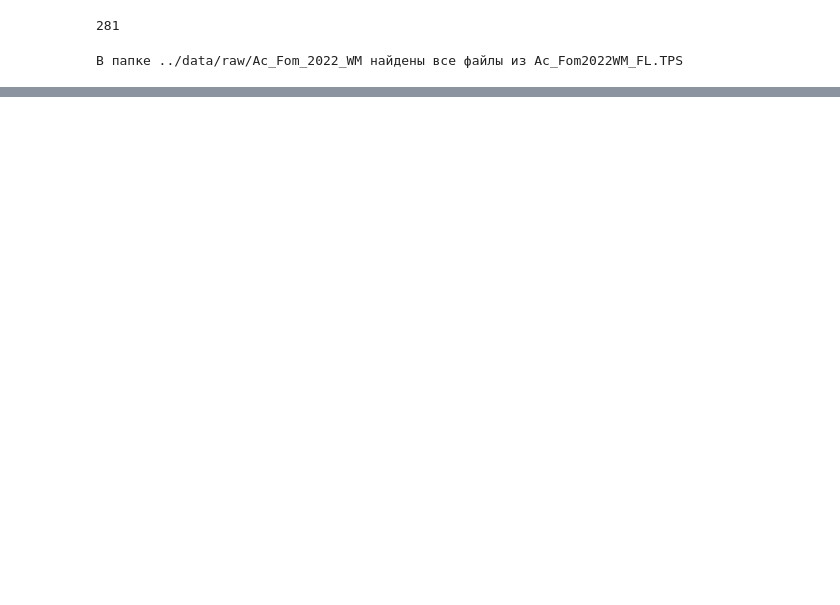
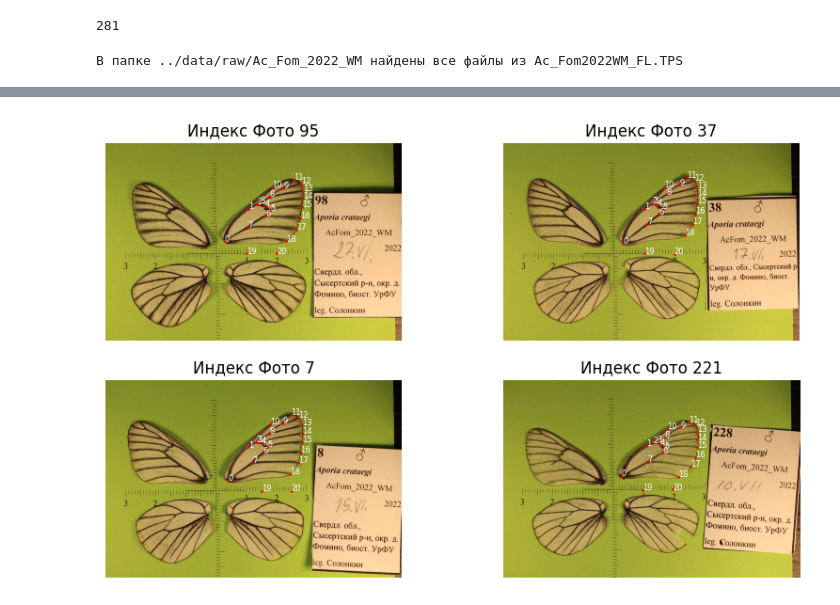
Before and after one commit to alexkursanov/landmark-app, a Jupyter notebook: scr/data_viewer.ipynb, the cells around one changed output, grey strips where cells are left out. Cells and saved outputs as stored; diff of their text form; code cells hidden in the pictures; blank space fills up the shorter version.

```diff
--- a/scr/data_viewer.ipynb
+++ b/scr/data_viewer.ipynb
@@ -52,0 +58,21 @@ print(f"Размер фотографии {image_shape[1]} на {image_shape[0]}
+# %%
+# Вывод рандомных 4-х картинок для проверки
+
+indexs = np.random.randint(0, number_tps_file, 4)
+
+fig, axs = plt.subplots(2,2, figsize=(10, 6))
+for ax, index in zip(axs.flat, indexs):
+    image = plt.imread(os.path.join(image_dir, tps_file.images[index].image))
+    image_shape = image.shape
+    landmarks = tps_file.images[index].landmarks.points
+    landmarks_markers = np.arange(landmarks.shape[0])
+
+    ax.imshow(image)
+    ax.set_title(f"Индекс Фото {index}")
+    ax.axis(False)
+    ax.scatter(landmarks[:,0], image_shape[0] - landmarks[:,1], s=1, color ='r') # <- тут можно поменять размер (s) и цвет (color) ландмарок
+    for i, txt in enumerate(landmarks_markers):
+        ax.annotate(txt, (landmarks[i,0], image_shape[0] - landmarks[i,1]), fontsize = 6, color = 'w') # <- тут можно поменять размер (fontsize) и цвет (color) подписей ландмарок
+plt.show()
+# %% [output]
+[figure, added]
```
Also changed, not shown: parts of 2 cells of this notebook.
